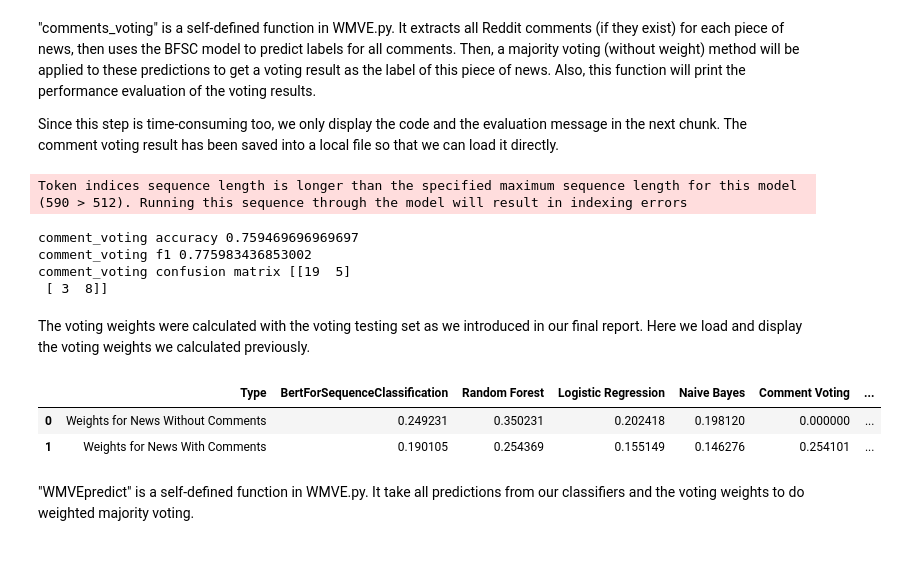
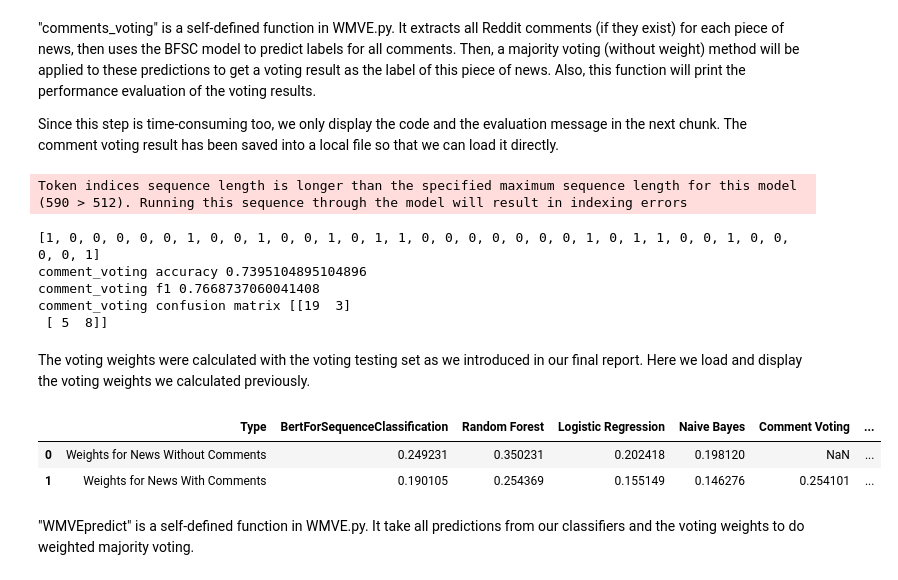
Before and after one commit to DavidKai1999/Stats-170-project, a Jupyter notebook: Project.ipynb, the cells around one changed output. Saved outputs shown, nothing was run; the diff lists cells and outputs as text; code cells hidden in the pictures.

```diff
--- a/Project.ipynb
+++ b/Project.ipynb
@@ -131,16 +144,15 @@ lr confusion matrix [[224  44]
 
 Since this step is time-consuming too, we only display the code and the evaluation message in the next chunk. The comment voting result has been saved into a local file so that we can load it directly.
 # %%
-'''
 relationship = pd.read_csv('pred_relationship.csv',index_col=0)
 comment_pred = comments_voting_pred(news,comments,relationship)
 
 with open(".\\tempfile\\comment_pred.txt", "wb") as fp:  # Pickling
     pickle.dump(comment_pred, fp)
-'''
 # %% [output]
 Token indices sequence length is longer than the specified maximum sequence length for this model (590 > 512). Running this sequence through the model will result in indexing errors
-comment_voting accuracy 0.759469696969697
-comment_voting f1 0.775983436853002
-comment_voting confusion matrix [[19  5]
- [ 3  8]]
+[1, 0, 0, 0, 0, 0, 1, 0, 0, 1, 0, 0, 1, 0, 1, 1, 0, 0, 0, 0, 0, 0, 0, 1, 0, 1, 1, 0, 0, 1, 0, 0, 0, 0, 1]
+comment_voting accuracy 0.7395104895104896
+comment_voting f1 0.7668737060041408
+comment_voting confusion matrix [[19  3]
+ [ 5  8]]
@@ -147,28 +163,29 @@ comment_voting confusion matrix [[19  5]
 # %% [markdown]
 The voting weights were calculated with the voting testing set as we introduced in our final report. Here we load and display the voting weights we calculated previously.
 # %%
+# Load the voting weights
 with open(".\\tempfile\\voting_weight.txt", "rb") as fp:  # Unpickling
-    weight = pickle.load(fp) # Load the voting weights
+    weight = pickle.load(fp)
 
-weight[0].append(0)
+weight[0].append(None)
 
 bert_weight = [weight[0][0],weight[1][0]]
 forest_weight = [weight[0][1],weight[1][1]]
 lr_weight = [weight[0][2],weight[1][2]]
 nb_weight = [weight[0][3],weight[1][3]]
 comment_weight = [weight[0][4],weight[1][4]]
-total = [sum([weight[0][0],weight[0][1],weight[0][2],weight[0][3],weight[0][4]]),
+total = [sum([weight[0][0],weight[0][1],weight[0][2],weight[0][3]]),
         sum([weight[1][0],weight[1][1],weight[1][2],weight[1][3],weight[1][4]])]
 name = ['Weights for News Without Comments','Weights for News With Comments']
 
 pd.DataFrame({'Type':name,
               'BertForSequenceClassification':bert_weight,
               'Random Forest':forest_weight,
              'Logistic Regression':lr_weight,
              'Naive Bayes':nb_weight,
              'Comment Voting':comment_weight,
              'Total':total})
 # %% [output]
 |  | Type | BertForSequenceClassification | Random Forest | Logistic Regression | Naive Bayes | Comment Voting | ... |
-| 0 | Weights for News Without Comments | 0.249231 | 0.350231 | 0.202418 | 0.198120 | 0.000000 | ... |
+| 0 | Weights for News Without Comments | 0.249231 | 0.350231 | 0.202418 | 0.198120 | NaN | ... |
 | 1 | Weights for News With Comments | 0.190105 | 0.254369 | 0.155149 | 0.146276 | 0.254101 | ... |
```
Also changed, not shown: parts of 14 cells of this notebook, 7 other files.
